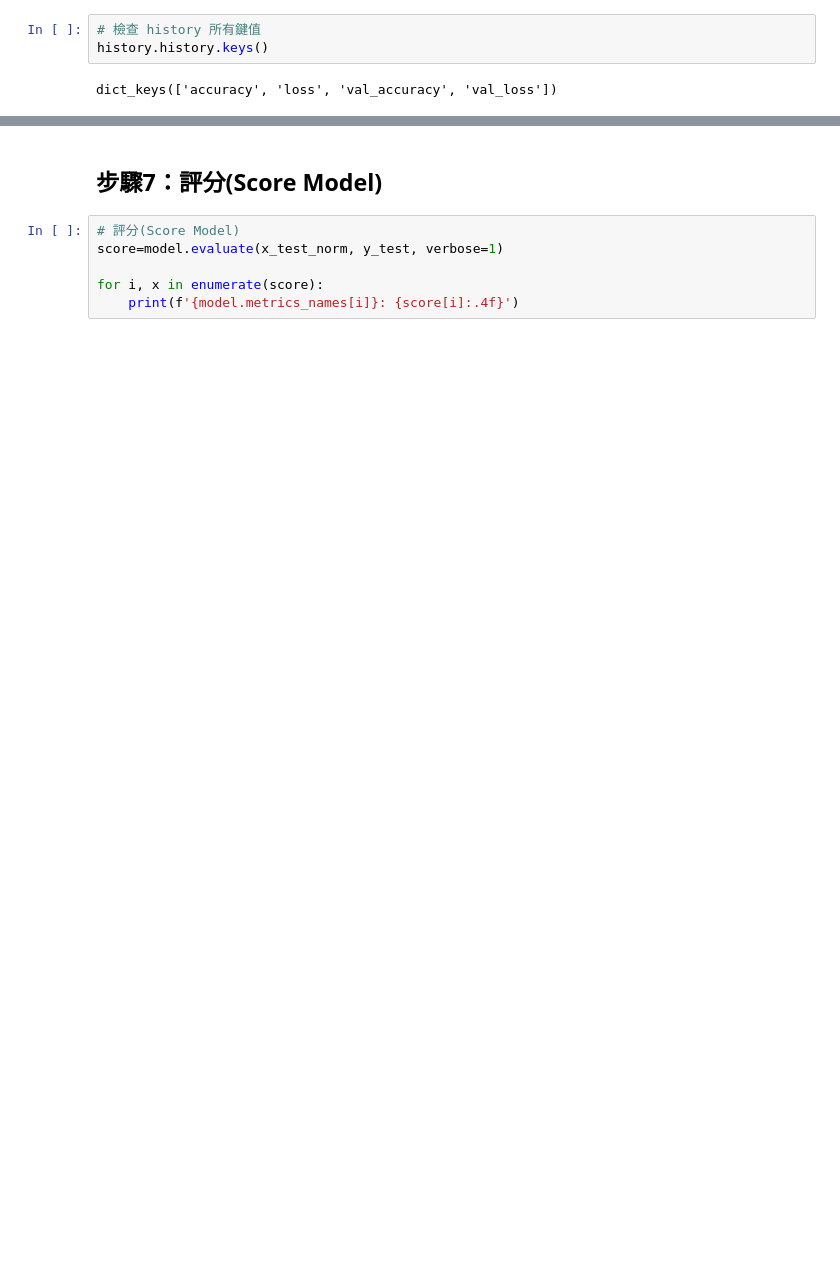
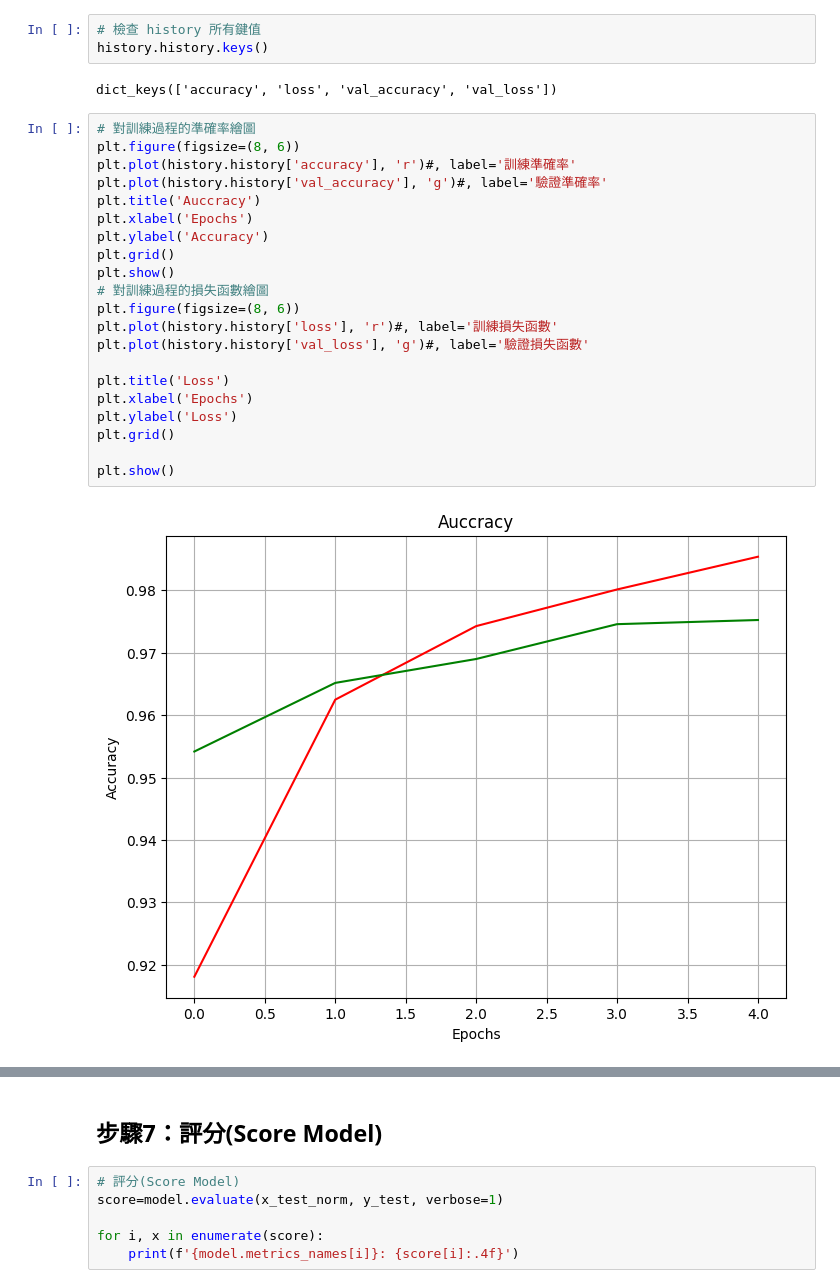
Before and after one commit to 0427Roger/Python-third, a Jupyter notebook: Ch01_NeuralNetwork/09.手寫阿拉伯數字辨識.ipynb, the cells around one changed output, grey strips where cells are left out. Drawn from its saved outputs; the diff is of its cells as text; blank space fills up the shorter version.

```diff
--- a/Ch01_NeuralNetwork/09.手寫阿拉伯數字辨識.ipynb
+++ b/Ch01_NeuralNetwork/09.手寫阿拉伯數字辨識.ipynb
@@ -223,3 +235,26 @@ Epoch 5/5
 history.history.keys()
 # %% [output]
 dict_keys(['accuracy', 'loss', 'val_accuracy', 'val_loss'])
+# %%
+# 對訓練過程的準確率繪圖
+plt.figure(figsize=(8, 6))
+plt.plot(history.history['accuracy'], 'r')#, label='訓練準確率'
+plt.plot(history.history['val_accuracy'], 'g')#, label='驗證準確率'
+plt.title('Auccracy')
+plt.xlabel('Epochs')
+plt.ylabel('Accuracy')
+plt.grid()
+plt.show()
+# 對訓練過程的損失函數繪圖
+plt.figure(figsize=(8, 6))
+plt.plot(history.history['loss'], 'r')#, label='訓練損失函數'
+plt.plot(history.history['val_loss'], 'g')#, label='驗證損失函數'
+
+plt.title('Loss')
+plt.xlabel('Epochs')
+plt.ylabel('Loss')
+plt.grid()
+
+plt.show()
+# %% [output]
+[figure, added]
```
Also changed, not shown: parts of 19 cells of this notebook, 7 other files.
